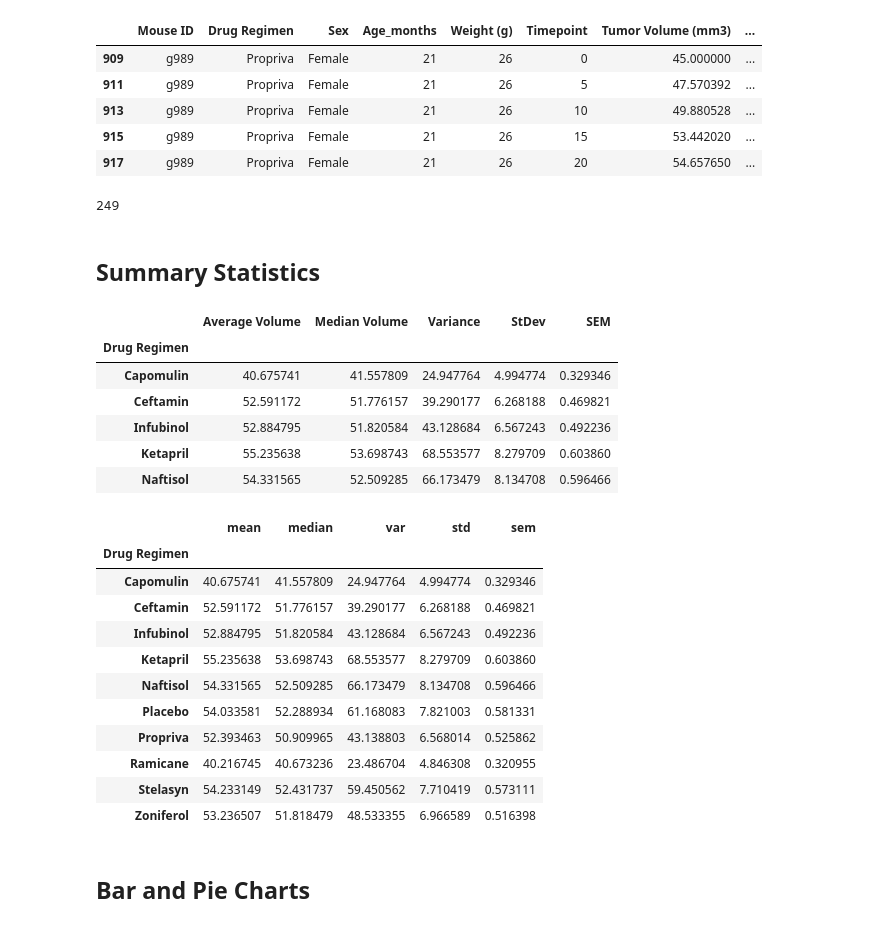
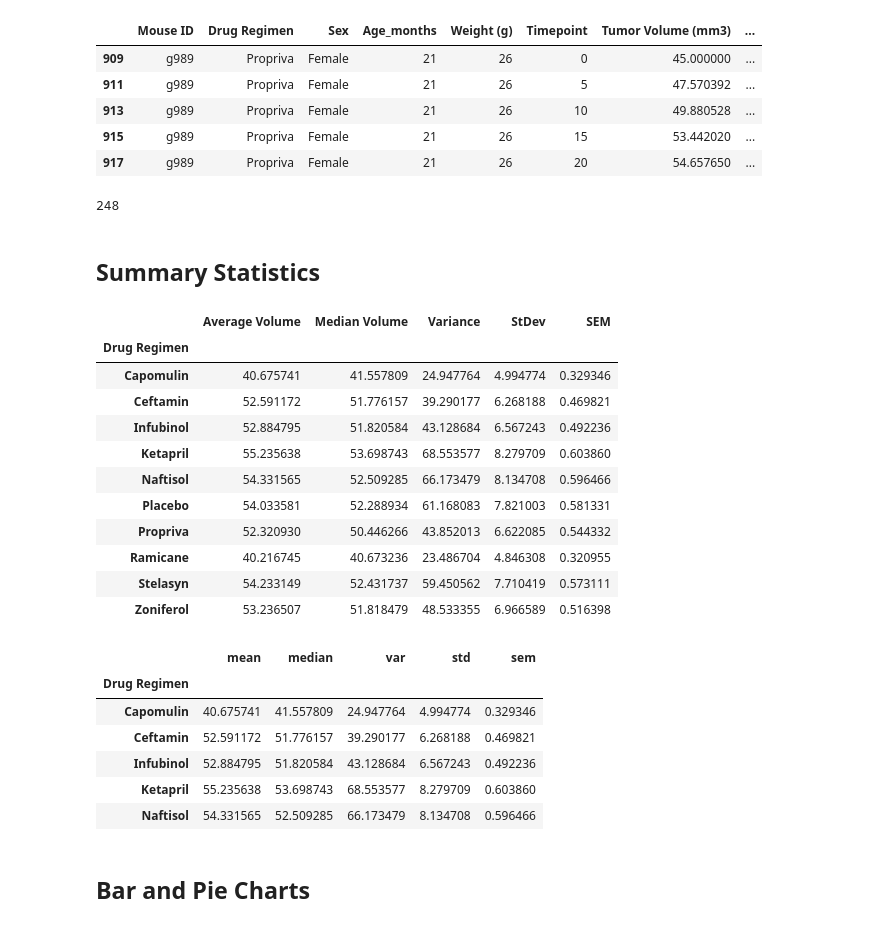
Before and after one commit to HBodden/Pymaceuticals---Module-5-Challenge, a Jupyter notebook: pymaceuticals_starter.ipynb, the cells around one changed output. Cells and saved outputs as stored; diff of their text form; code cells hidden in the pictures.

```diff
--- a/pymaceuticals_starter.ipynb
+++ b/pymaceuticals_starter.ipynb
@@ -51,53 +51,53 @@ duplicates_list
 | 917 | g989 | Propriva | Female | 21 | 26 | 20 | 54.657650 | ... |
 # %%
 # Create a clean DataFrame by dropping the duplicate mouse by its ID.
-mouse_data_updated = mouse_data_complete.drop_duplicates(subset=["Mouse ID"])
-                                                                # ,"Timepoint"], keep=False ,inplace=False)
-
-
-#mouse_data_complete.drop([909,911,913,915,917])
+updated_mouse_data = mouse_data_complete[mouse_data_complete["Mouse ID"] != "g989"]
 # %%
 # Checking the number of mice in the clean DataFrame.
-unique_mouse2 = mouse_data_updated["Mouse ID"].value_counts()
+unique_mouse2 = updated_mouse_data["Mouse ID"].value_counts()
 unique_mouse2.count()
 # %% [output]
-249
+248
 # %% [markdown]
 ## Summary Statistics
 # %%
 # Generate a summary statistics table of mean, median, variance, standard deviation, and SEM of the tumor volume for each regimen
 regimen_mean = updated_mouse_data.groupby(["Drug Regimen"]).mean()["Tumor Volume (mm3)"]
 regimen_median = updated_mouse_data.groupby(["Drug Regimen"]).median()["Tumor Volume (mm3)"]
 regimen_var = updated_mouse_data.groupby(["Drug Regimen"]).var()["Tumor Volume (mm3)"]
 regimen_stdev = updated_mouse_data.groupby(["Drug Regimen"]).std()["Tumor Volume (mm3)"]
 regimen_sem =updated_mouse_data.groupby(["Drug Regimen"]).sem()["Tumor Volume (mm3)"]
 
 # Use groupby and summary statistical methods to calculate the following properties of each drug regimen:
 # mean, median, variance, standard deviation, and SEM of the tumor volume.
 # Assemble the resulting series into a single summary dataframe.
 
 summary_stats_df = pd.DataFrame()
 summary_stats_df["Average Volume"] = regimen_mean
 summary_stats_df["Median Volume"] = regimen_median
 summary_stats_df["Variance"] = regimen_var
 summary_stats_df["StDev"] = regimen_stdev
 summary_stats_df["SEM"] = regimen_sem
 
-summary_stats_df.head()
+summary_stats_df
 # %% [output]
 |  | Average Volume | Median Volume | Variance | StDev | SEM |
 | Drug Regimen |  |  |  |  |  |
 | Capomulin | 40.675741 | 41.557809 | 24.947764 | 4.994774 | 0.329346 |
 | Ceftamin | 52.591172 | 51.776157 | 39.290177 | 6.268188 | 0.469821 |
 | Infubinol | 52.884795 | 51.820584 | 43.128684 | 6.567243 | 0.492236 |
 | Ketapril | 55.235638 | 53.698743 | 68.553577 | 8.279709 | 0.603860 |
 | Naftisol | 54.331565 | 52.509285 | 66.173479 | 8.134708 | 0.596466 |
+| Placebo | 54.033581 | 52.288934 | 61.168083 | 7.821003 | 0.581331 |
+| Propriva | 52.320930 | 50.446266 | 43.852013 | 6.622085 | 0.544332 |
+| Ramicane | 40.216745 | 40.673236 | 23.486704 | 4.846308 | 0.320955 |
+| Stelasyn | 54.233149 | 52.431737 | 59.450562 | 7.710419 | 0.573111 |
+| Zoniferol | 53.236507 | 51.818479 | 48.533355 | 6.966589 | 0.516398 |
 # %%
 # Generate a summary statistics table of mean, median, variance, standard deviation, and SEM of the tumor volume for each regimen
-
 # Using the aggregation method, produce the same summary statistics in a single line
 summary_stats_df2 = updated_mouse_data.groupby(["Drug Regimen"])["Tumor Volume (mm3)"].agg(["mean","median","var","std","sem"])
-summary_stats_df2
+summary_stats_df2.head()
 # %% [output]
 |  | mean | median | var | std | sem |
 | Drug Regimen |  |  |  |  |  |
@@ -106,10 +106,5 @@ summary_stats_df2
 | Infubinol | 52.884795 | 51.820584 | 43.128684 | 6.567243 | 0.492236 |
 | Ketapril | 55.235638 | 53.698743 | 68.553577 | 8.279709 | 0.603860 |
 | Naftisol | 54.331565 | 52.509285 | 66.173479 | 8.134708 | 0.596466 |
-| Placebo | 54.033581 | 52.288934 | 61.168083 | 7.821003 | 0.581331 |
-| Propriva | 52.393463 | 50.909965 | 43.138803 | 6.568014 | 0.525862 |
-| Ramicane | 40.216745 | 40.673236 | 23.486704 | 4.846308 | 0.320955 |
-| Stelasyn | 54.233149 | 52.431737 | 59.450562 | 7.710419 | 0.573111 |
-| Zoniferol | 53.236507 | 51.818479 | 48.533355 | 6.966589 | 0.516398 |
 # %% [markdown]
 ## Bar and Pie Charts
```
Also changed, not shown: parts of 8 cells of this notebook.
